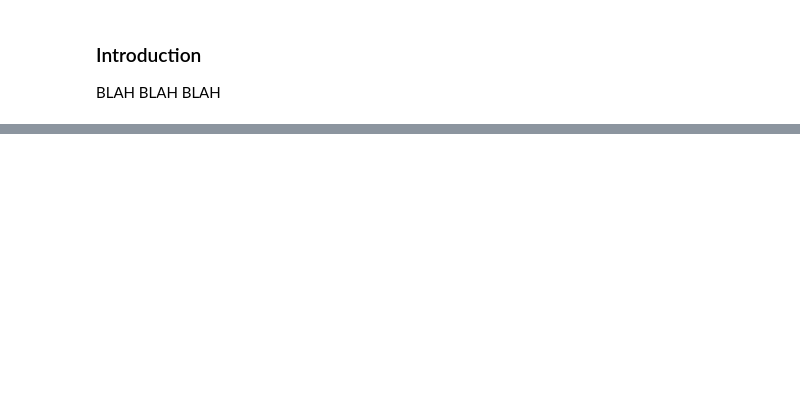
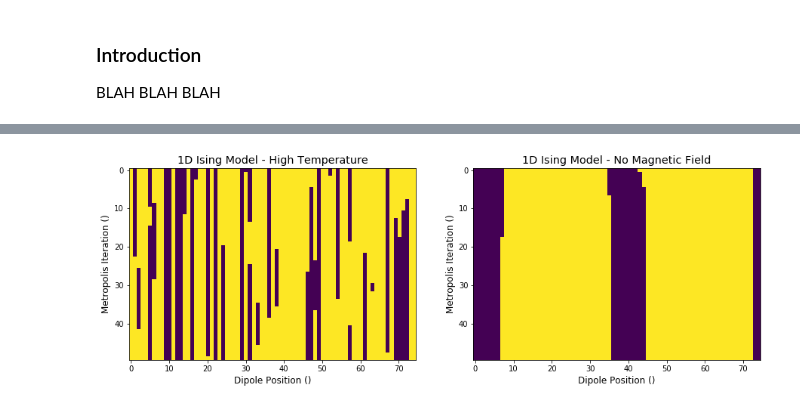
Before and after one commit to kennethsharman/PHYS_481, a Jupyter notebook: Assignments/Assignment_4.ipynb, the cells around one changed output, grey strips where cells are left out. Drawn from its saved outputs; the diff is of its cells as text; code cells hidden in the pictures; blank space fills up the shorter version.

```diff
--- a/Assignments/Assignment_4.ipynb
+++ b/Assignments/Assignment_4.ipynb
@@ -363,0 +543,26 @@ nan
+# %%
+'''Create plot'''
+plt.figure(figsize=(15, 7)) # Set the plot size
+
+#Low B field. High temp. No interaction between neighbors.
+plt.subplot(1, 2, 1)
+plt.xlabel('Dipole Position ()', fontsize='large')
+plt.ylabel('Metropolis Iteration ()', fontsize='large')
+plt.title('1D Ising Model - High Temperature', fontsize='x-large')
+RING1 = IsingRing(N=75, B=0.01, T=373, J=0) # 100 degree celsius
+RING1.run_until_equilibrium(num_iterations=750) # 10*N = 750
+plt.imshow(RING1.get_sequence(50))
+
+# High B field. Low temp. Interaction between neighbors. Expect Majority aligned
+# but interaction may keep some antialigned
+plt.subplot(1, 2, 2)
+plt.xlabel('Dipole Position ()', fontsize='large')
+plt.ylabel('Metropolis Iteration ()', fontsize='large')
+plt.title('1D Ising Model - No Magnetic Field', fontsize='x-large')
+RING2 = IsingRing(N=75, B=0, T=300, J=1) # No magnetic field
+RING2.run_until_equilibrium(num_iterations=750) # 10*N = 750
+plt.imshow(RING2.get_sequence(50))
+
+plt.show()
+# %% [output]
+[figure, added]
```
Also changed, not shown: parts of 51 cells of this notebook.
